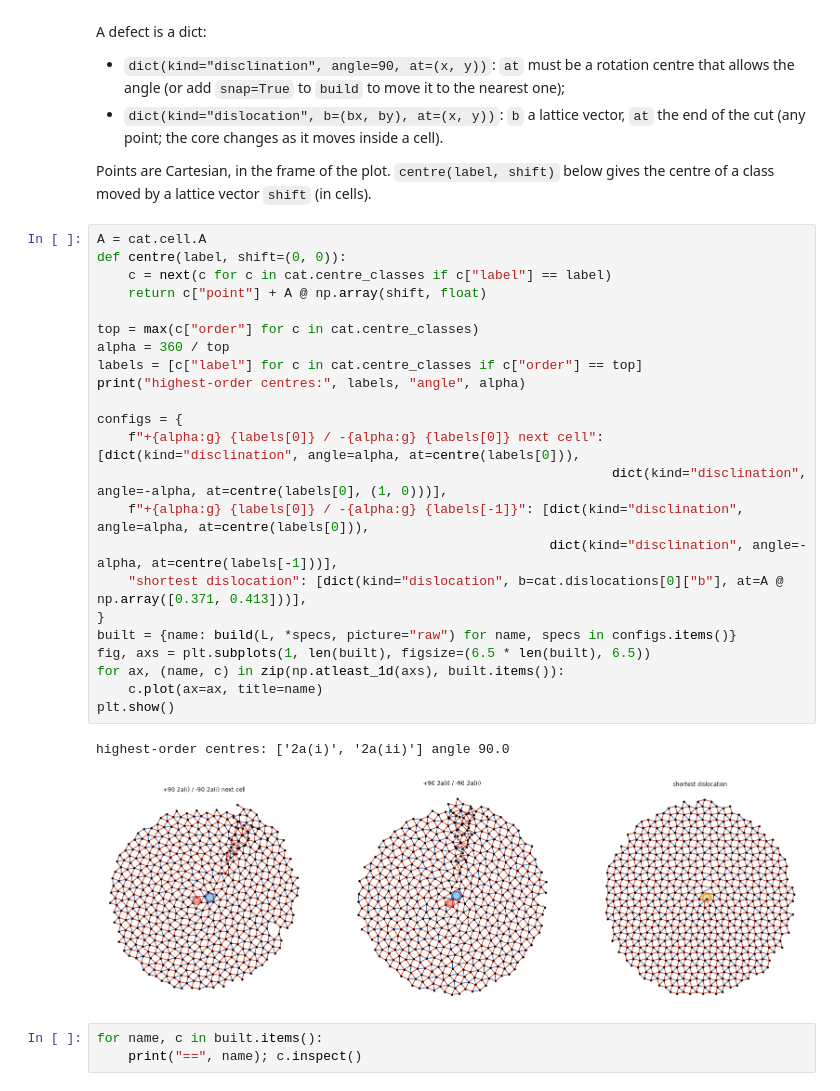
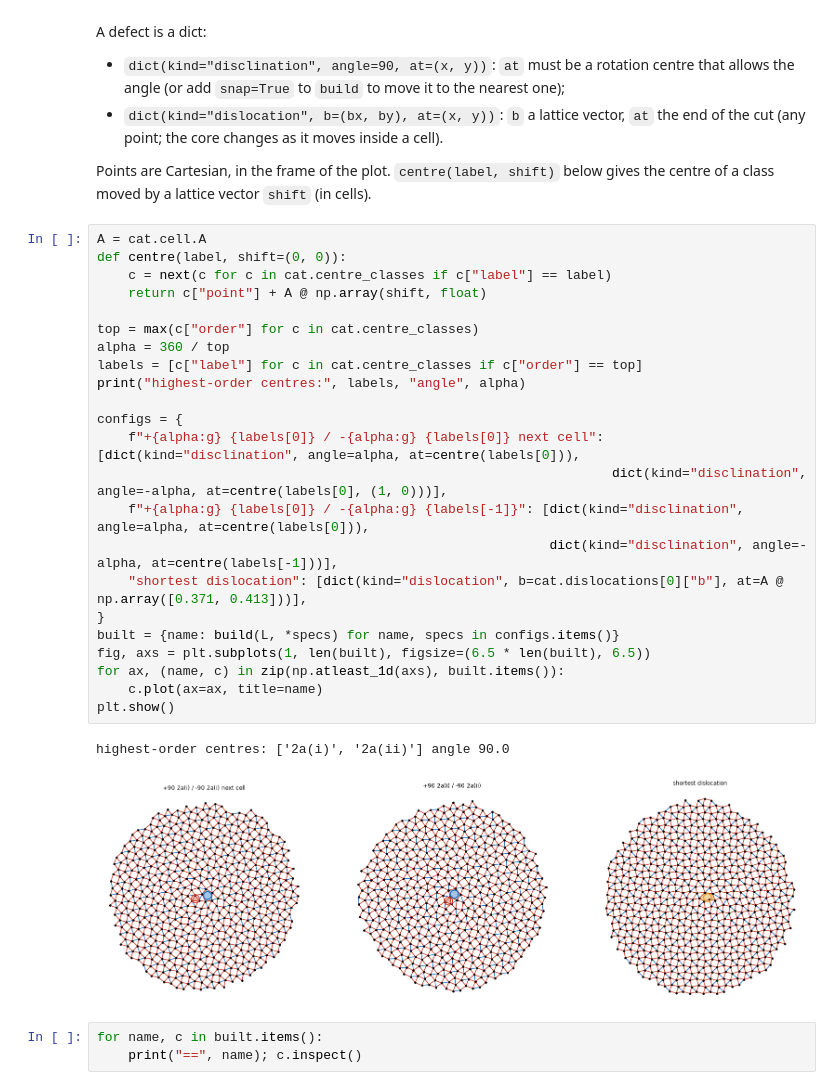
Before and after one commit to antimajorana/Escher, a Jupyter notebook: notebooks/3. Defect configurations.ipynb, the cells around one changed output. Saved outputs shown, nothing was run; the diff lists cells and outputs as text.

```diff
--- a/notebooks/3. Defect configurations.ipynb
+++ b/notebooks/3. Defect configurations.ipynb
@@ -90,29 +94,29 @@ Points are Cartesian, in the frame of the plot. `centre(label, shift)` below giv
 # %%
 A = cat.cell.A
 def centre(label, shift=(0, 0)):
     c = next(c for c in cat.centre_classes if c["label"] == label)
     return c["point"] + A @ np.array(shift, float)
 
 top = max(c["order"] for c in cat.centre_classes)
 alpha = 360 / top
 labels = [c["label"] for c in cat.centre_classes if c["order"] == top]
 print("highest-order centres:", labels, "angle", alpha)
 
 configs = {
     f"+{alpha:g} {labels[0]} / -{alpha:g} {labels[0]} next cell": [dict(kind="disclination", angle=alpha, at=centre(labels[0])),
                                                                   dict(kind="disclination", angle=-alpha, at=centre(labels[0], (1, 0)))],
     f"+{alpha:g} {labels[0]} / -{alpha:g} {labels[-1]}": [dict(kind="disclination", angle=alpha, at=centre(labels[0])),
                                                           dict(kind="disclination", angle=-alpha, at=centre(labels[-1]))],
     "shortest dislocation": [dict(kind="dislocation", b=cat.dislocations[0]["b"], at=A @ np.array([0.371, 0.413]))],
 }
-built = {name: build(L, *specs, picture="raw") for name, specs in configs.items()}
+built = {name: build(L, *specs) for name, specs in configs.items()}
 fig, axs = plt.subplots(1, len(built), figsize=(6.5 * len(built), 6.5))
 for ax, (name, c) in zip(np.atleast_1d(axs), built.items()):
     c.plot(ax=ax, title=name)
 plt.show()
 # %% [output]
 highest-order centres: ['2a(i)', '2a(ii)'] angle 90.0
-[figure, old version]
+[figure, new version]
 # %%
 for name, c in built.items():
     print("==", name); c.inspect()
```
Also changed, not shown: parts of 6 cells of this notebook, 31 other files.
